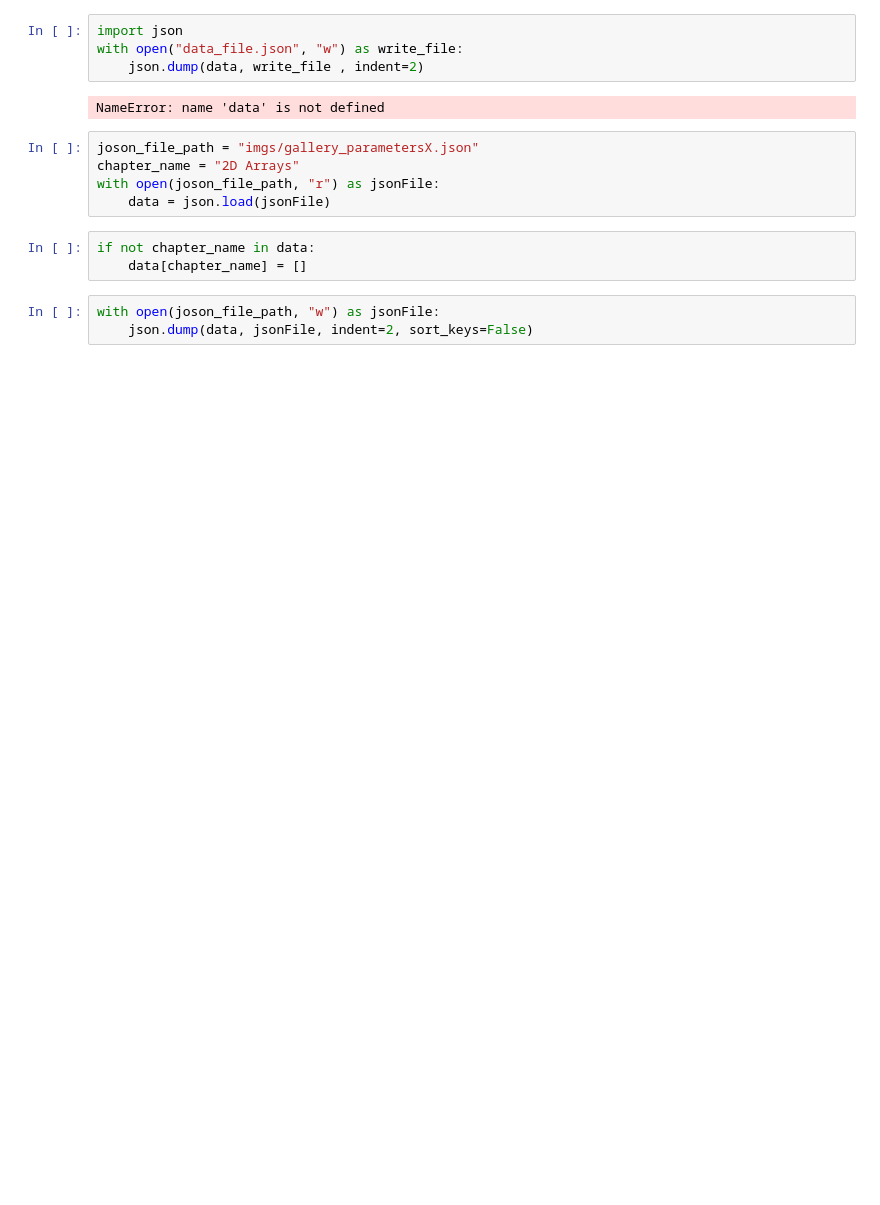
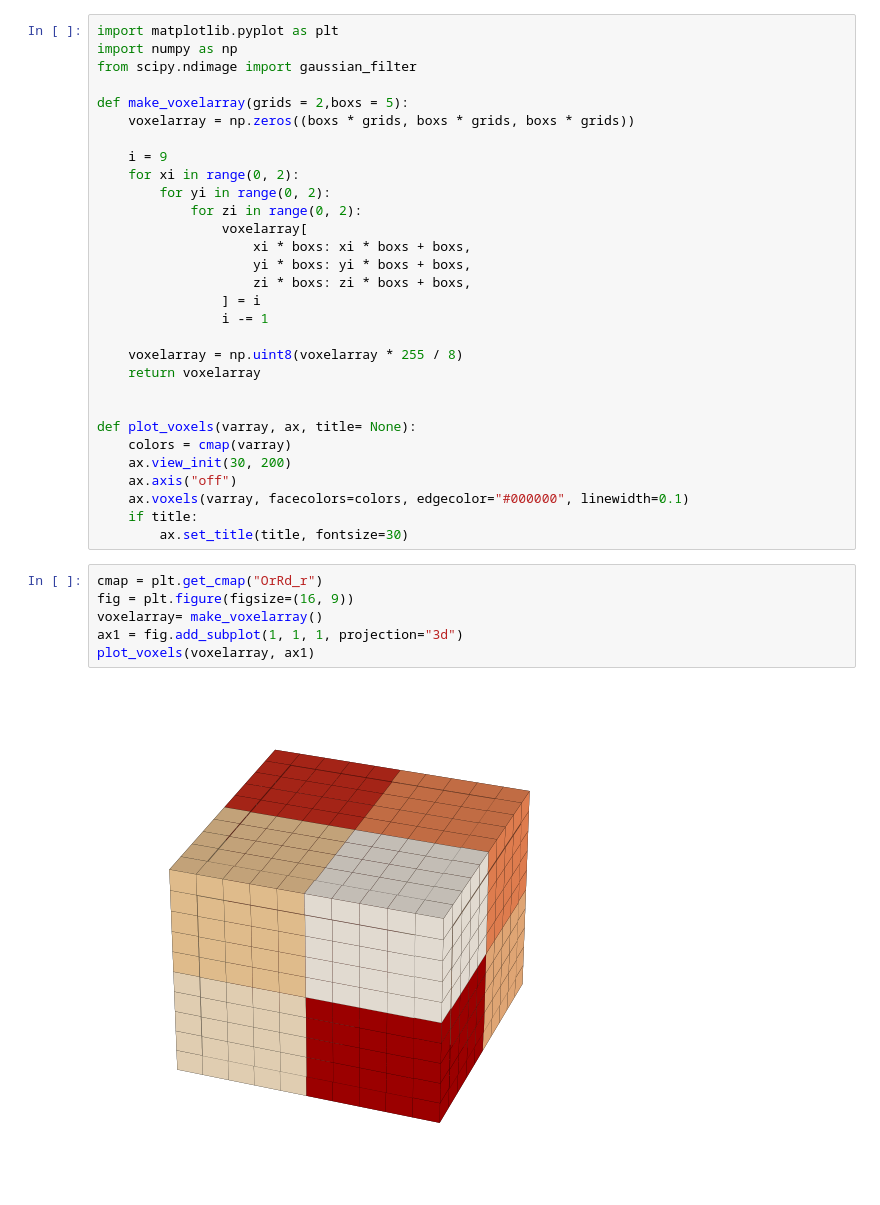
Before and after one commit to kolibril13/plywood-gallery, a Jupyter notebook: dummy.ipynb, the cells around one changed output. Cells and saved outputs as stored; diff of their text form; blank space fills up the shorter version.

Commit message:
new array filter chapter

```diff
--- a/dummy.ipynb
+++ b/dummy.ipynb
@@ -16,17 +1,38 @@ data = [
-# %%
-import json
-with open("data_file.json", "w") as write_file:
-    json.dump(data, write_file , indent=2)
-# %% [output]
-NameError: name 'data' is not defined
-# %%
-joson_file_path = "imgs/gallery_parametersX.json"
-chapter_name = "2D Arrays"
-with open(joson_file_path, "r") as jsonFile:
-    data = json.load(jsonFile)
-# %%
-if not chapter_name in data:
-    data[chapter_name] = []
-# %%
-with open(joson_file_path, "w") as jsonFile:
-    json.dump(data, jsonFile, indent=2, sort_keys=False)
+# %%
+import matplotlib.pyplot as plt
+import numpy as np
+from scipy.ndimage import gaussian_filter
+
+def make_voxelarray(grids = 2,boxs = 5):
+    voxelarray = np.zeros((boxs * grids, boxs * grids, boxs * grids))
+
+    i = 9
+    for xi in range(0, 2):
+        for yi in range(0, 2):
+            for zi in range(0, 2):
+                voxelarray[
+                    xi * boxs: xi * boxs + boxs,
+                    yi * boxs: yi * boxs + boxs,
+                    zi * boxs: zi * boxs + boxs,
+                ] = i
+                i -= 1
+
+    voxelarray = np.uint8(voxelarray * 255 / 8)
+    return voxelarray
+
+
+def plot_voxels(varray, ax, title= None):
+    colors = cmap(varray)
+    ax.view_init(30, 200)
+    ax.axis("off")
+    ax.voxels(varray, facecolors=colors, edgecolor="#000000", linewidth=0.1)
+    if title:
+        ax.set_title(title, fontsize=30)
+# %%
+cmap = plt.get_cmap("OrRd_r")
+fig = plt.figure(figsize=(16, 9))
+voxelarray= make_voxelarray()
+ax1 = fig.add_subplot(1, 1, 1, projection="3d")
+plot_voxels(voxelarray, ax1)
+# %% [output]
+[figure, added]
```
Also changed, not shown: parts of 5 cells of this notebook, 10 other files.
